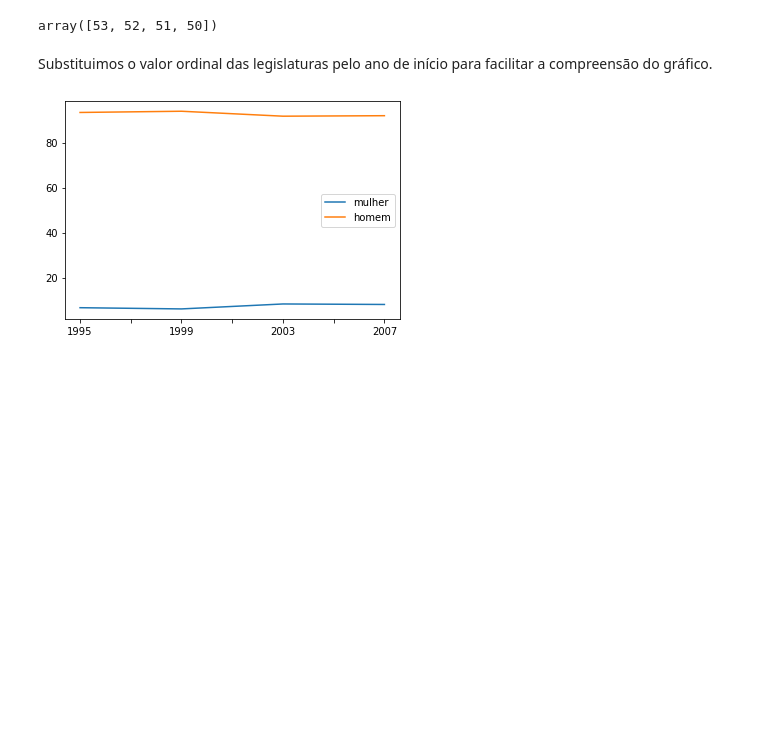
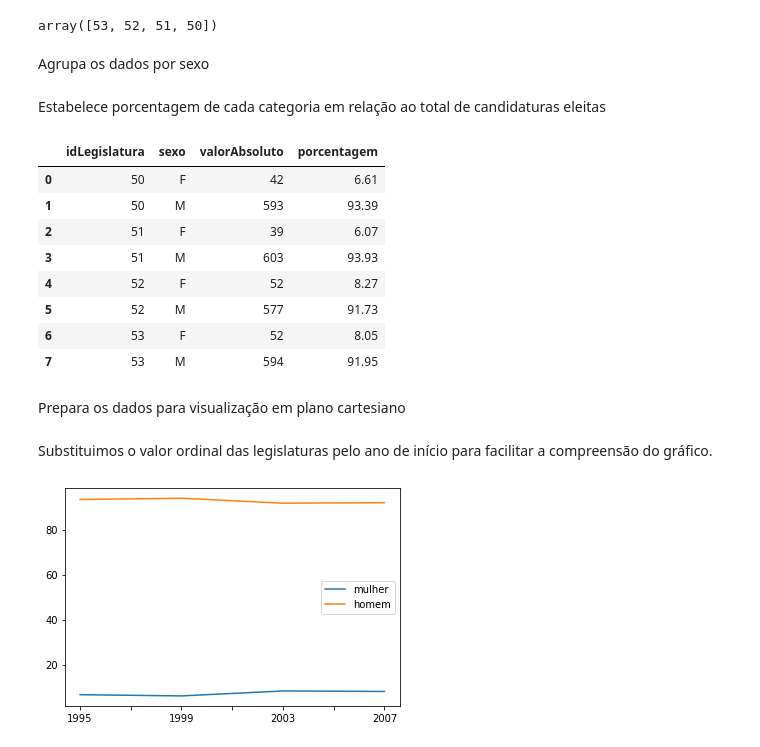
Before and after one commit to cecivieira/cotas-genero-eleicoes-e-proposicoes-legislativas, a Jupyter notebook: analise-dados/analise-candidaturas-eleitas.ipynb, the cells around one changed output. Drawn from its saved outputs; the diff is of its cells as text; code cells hidden in the pictures; blank space fills up the shorter version.

```diff
--- a/analise-dados/analise-candidaturas-eleitas.ipynb
+++ b/analise-dados/analise-candidaturas-eleitas.ipynb
@@ -36,12 +34,30 @@ df_candidaturas_eleitas_h1 = df_candidaturas_eleitas[df_candidaturas_eleitas['id
 df_candidaturas_eleitas_h1['idLegislatura'].unique()
 # %% [output]
 array([53, 52, 51, 50])
+# %% [markdown]
+Agrupa os dados por sexo
 # %%
 agrupa_sexo = df_candidaturas_eleitas_h1.groupby(['idLegislatura', 'sexo']).size().to_frame('valorAbsoluto')
+# %% [markdown]
+Estabelece porcentagem de cada categoria em relação ao total de candidaturas eleitas
 # %%
 agrupa_sexo['porcentagem'] = round(agrupa_sexo['valorAbsoluto'].div(agrupa_sexo.groupby('idLegislatura')['valorAbsoluto'].transform('sum')).mul(100), 2)
 # %%
 agrupa_sexo_df = agrupa_sexo.reset_index()
+# %%
+agrupa_sexo_df
+# %% [output]
+|  | idLegislatura | sexo | valorAbsoluto | porcentagem |
+| 0 | 50 | F | 42 | 6.61 |
+| 1 | 50 | M | 593 | 93.39 |
+| 2 | 51 | F | 39 | 6.07 |
+| 3 | 51 | M | 603 | 93.93 |
+| 4 | 52 | F | 52 | 8.27 |
+| 5 | 52 | M | 577 | 91.73 |
+| 6 | 53 | F | 52 | 8.05 |
+| 7 | 53 | M | 594 | 91.95 |
+# %% [markdown]
+Prepara os dados para visualização em plano cartesiano
 # %%
 mulher_h1 = agrupa_sexo_df[agrupa_sexo_df['sexo'] == 'F']['porcentagem'].tolist()
 homem_h1 = agrupa_sexo_df[agrupa_sexo_df['sexo'] == 'M']['porcentagem'].tolist()
```
Also changed, not shown: parts of 13 cells of this notebook, 5 other files.
